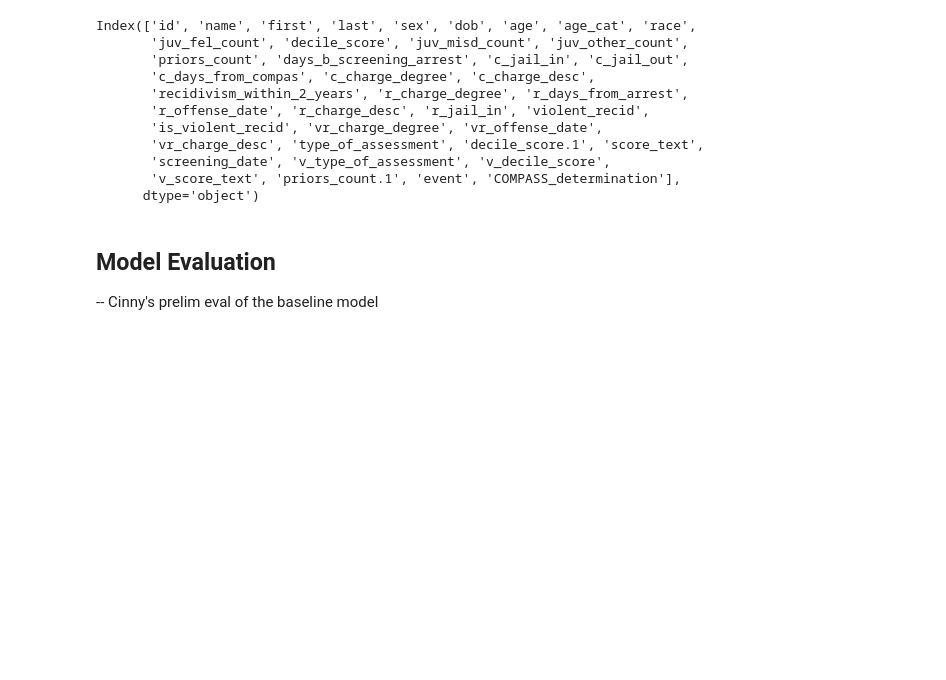
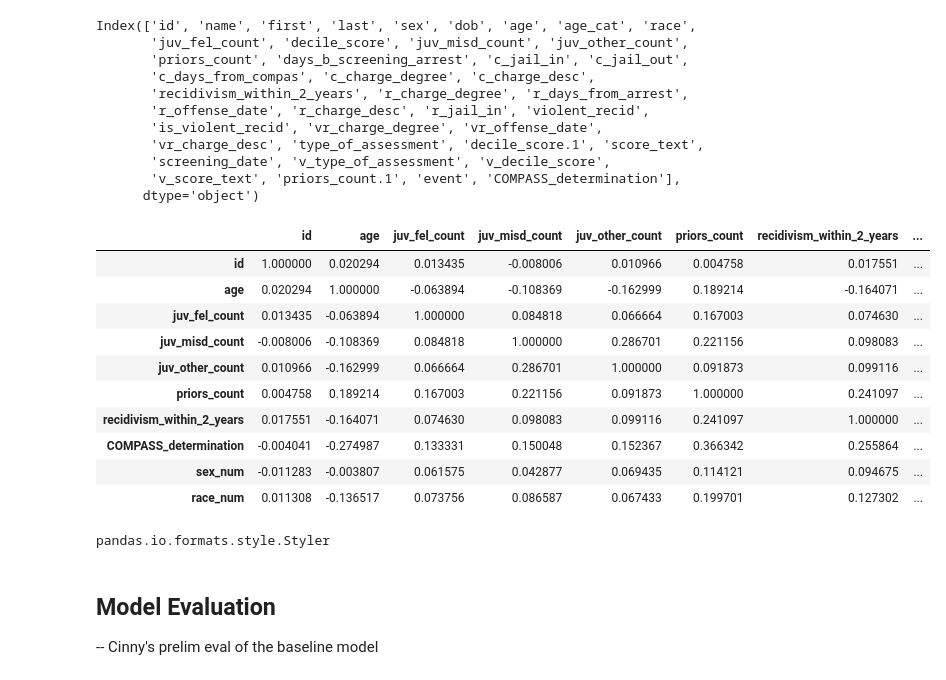
Before and after one commit to CinnyLin/bias-ai, a Jupyter notebook: models/baseline.ipynb, the cells around one changed output. Saved outputs shown, nothing was run; the diff lists cells and outputs as text; code cells hidden in the pictures; blank space fills up the shorter version.

```diff
--- a/models/baseline.ipynb
+++ b/models/baseline.ipynb
@@ -65,12 +65,27 @@ def sex_num(x):
         return 0
 
 def race_num(x):
-    if (x=='African-American') | (x=='Hispanic'):
+    if (x=='African-American'):
+        return 2
+    if (x=='Caucasian'):
         return 1
     else:
         return 0
 # %%
 df['sex_num'] = df['sex'].apply(sex_num)
 df['race_num'] = df['race'].apply(race_num)
+# %%
+df.drop(columns=['first', 'last', 'age_cat',
+       'days_b_screening_arrest', #'c_jail_in', 'c_jail_out',
+       'c_days_from_compas', 'c_charge_degree', 'c_charge_desc',
+       #'recidivism_within_2_years',
+        'r_charge_degree', 'r_days_from_arrest',
+       'r_offense_date', 'r_charge_desc', 'r_jail_in', 'violent_recid',
+       'is_violent_recid', 'vr_charge_degree', 'vr_offense_date',
+       'vr_charge_desc', 'decile_score.1', 'decile_score',
+        #'type_of_assessment', 'score_text',
+       'screening_date', 'v_type_of_assessment', 'v_decile_score',
+       #'v_score_text',
+        'priors_count.1', 'event'], inplace=True)
 # %%
 # df.to_csv('../data/compas_florida.csv', index=False)
@@ -77,3 +94,21 @@ df['race_num'] = df['race'].apply(race_num)
+# %%
+df.corr().style.background_gradient(cmap='coolwarm')
+# %% [output]
+|  | id | age | juv_fel_count | juv_misd_count | juv_other_count | priors_count | recidivism_within_2_years | ... |
+| id | 1.000000 | 0.020294 | 0.013435 | -0.008006 | 0.010966 | 0.004758 | 0.017551 | ... |
+| age | 0.020294 | 1.000000 | -0.063894 | -0.108369 | -0.162999 | 0.189214 | -0.164071 | ... |
+| juv_fel_count | 0.013435 | -0.063894 | 1.000000 | 0.084818 | 0.066664 | 0.167003 | 0.074630 | ... |
+| juv_misd_count | -0.008006 | -0.108369 | 0.084818 | 1.000000 | 0.286701 | 0.221156 | 0.098083 | ... |
+| juv_other_count | 0.010966 | -0.162999 | 0.066664 | 0.286701 | 1.000000 | 0.091873 | 0.099116 | ... |
+| priors_count | 0.004758 | 0.189214 | 0.167003 | 0.221156 | 0.091873 | 1.000000 | 0.241097 | ... |
+| recidivism_within_2_years | 0.017551 | -0.164071 | 0.074630 | 0.098083 | 0.099116 | 0.241097 | 1.000000 | ... |
+| COMPASS_determination | -0.004041 | -0.274987 | 0.133331 | 0.150048 | 0.152367 | 0.366342 | 0.255864 | ... |
+| sex_num | -0.011283 | -0.003807 | 0.061575 | 0.042877 | 0.069435 | 0.114121 | 0.094675 | ... |
+| race_num | 0.011308 | -0.136517 | 0.073756 | 0.086587 | 0.067433 | 0.199701 | 0.127302 | ... |
+# %%
+type(df.corr().style.background_gradient(cmap='coolwarm'))
+# %% [output]
+pandas.io.formats.style.Styler
 # %% [markdown]
 ## Model Evaluation
 -- Cinny's prelim eval of the baseline model
```
Also changed, not shown: parts of 2 cells of this notebook, 2 other files.
